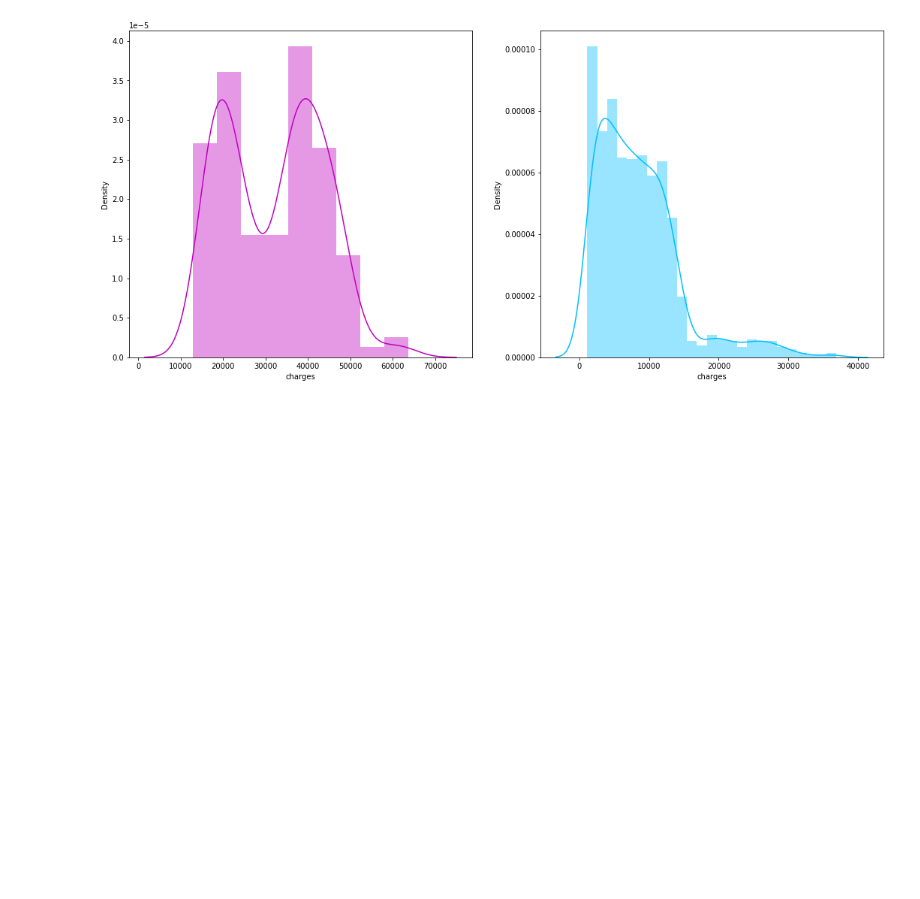
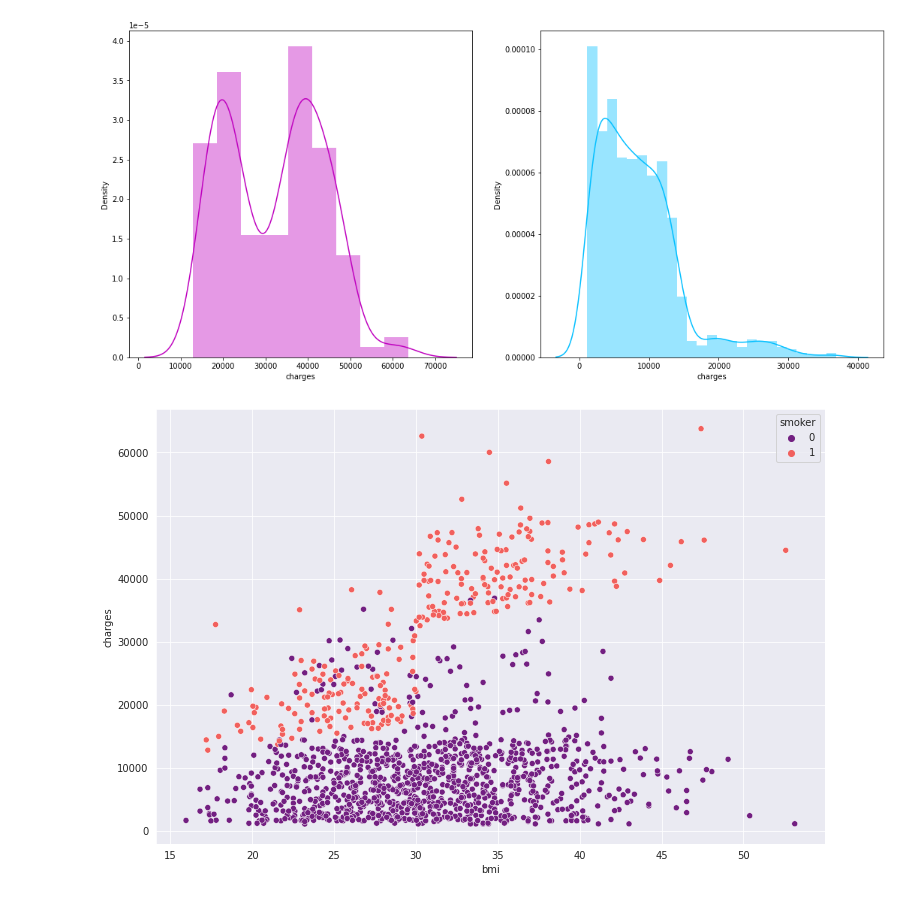
Before and after one commit to VitikaJain25/HealthCareNLPCourse, a Jupyter notebook: ANN_Regression_Medical_Insurance_Prediction.ipynb, the cells around one changed output. Saved outputs shown, nothing was run; the diff lists cells and outputs as text; code cells hidden in the pictures; blank space fills up the shorter version.

```diff
--- a/ANN_Regression_Medical_Insurance_Prediction.ipynb
+++ b/ANN_Regression_Medical_Insurance_Prediction.ipynb
@@ -121,3 +121,10 @@ sns.distplot(insurance_data[(insurance_data['smoker'] == 0)]['charges'], color =
 plt.show()
 # %% [output]
 [figure]
+# %%
+sns.set_style('darkgrid')
+plt.figure(figsize = (12,8))
+sns.scatterplot(x = 'bmi', y = 'charges', data = insurance_data, hue = 'smoker', palette = 'magma')
+plt.show()
+# %% [output]
+[figure, added]
```
Also changed, not shown: parts of 17 cells of this notebook.
